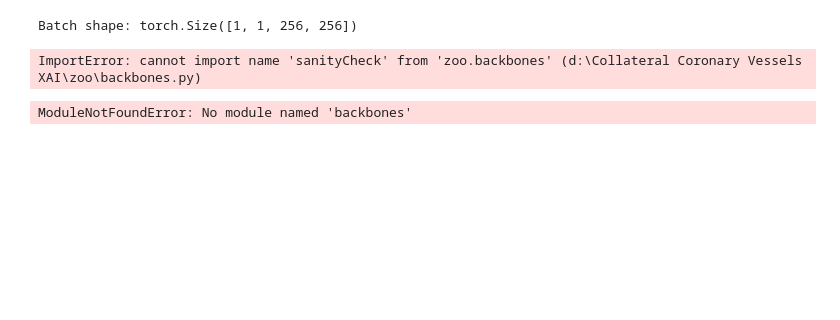
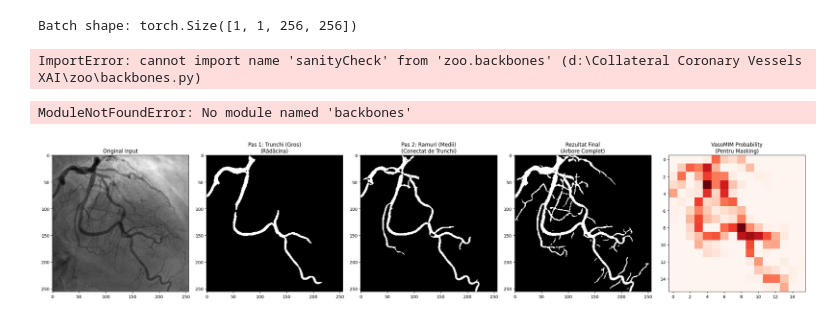
Before and after one commit to AlexandruBlbn/Collateral-Coronary-Vessels-XAI, a Jupyter notebook: test_debug.ipynb, the cells around one changed output. Cells and saved outputs as stored; diff of their text form; code cells hidden in the pictures; blank space fills up the shorter version.

```diff
--- a/test_debug.ipynb
+++ b/test_debug.ipynb
@@ -40,3 +40,84 @@ out = model(dummy)
 print(out.shape)
 # %% [output]
 ModuleNotFoundError: No module named 'backbones'
+# %%
+import numpy as np
+import matplotlib.pyplot as plt
+import torch
+from torch.utils.data import DataLoader
+from skimage.filters import frangi, gaussian, threshold_otsu
+from skimage import exposure, morphology, measure
+from skimage.measure import label, regionprops, block_reduce
+from skimage.morphology import disk, reconstruction
+
+import numpy as np
+from skimage.filters import frangi, gaussian, threshold_otsu
+from skimage import exposure, morphology
+from skimage.measure import label, regionprops, block_reduce
+from skimage.morphology import disk, reconstruction
+
+def get_vasomim_probability_map(img):
+    mask_roi = img > 0.05
+    mask_roi = morphology.binary_erosion(mask_roi, disk(15))
+
+    img_clahe = exposure.equalize_adapthist(img, clip_limit=0.02, kernel_size=(32, 32))
+    img_smooth = gaussian(img_clahe, sigma=1.0)
+
+    scales_config = [
+        {'sigma': 3.5, 'thresh_factor': 0.60},
+        {'sigma': 2.0, 'thresh_factor': 0.45}
+    ]
+
+    accumulated_mask = np.zeros_like(img, dtype=bool)
+    accumulated_prob = np.zeros_like(img, dtype=float)
+
+    for i, config in enumerate(scales_config):
+        f_scale = frangi(img_smooth, sigmas=[config['sigma']], black_ridges=True, beta=0.5, gamma=2)
+        f_scale = f_scale * mask_roi
+
+        if f_scale.max() > 0:
+            f_scale = f_scale / f_scale.max()
+
+        thresh = threshold_otsu(f_scale) if f_scale.max() > 0 else 0.1
+        candidates = f_scale > (thresh * config['thresh_factor'])
+
+        valid_layer = np.zeros_like(candidates)
+
+        if i == 0:
+            labels = label(candidates)
+            if labels.max() > 0:
+                regions = regionprops(labels)
+                regions.sort(key=lambda x: x.area, reverse=True)
+
+                largest = regions[0]
+                valid_layer[labels == largest.label] = 1
+
+                if len(regions) > 1 and regions[1].area > largest.area * 0.2:
+                     valid_layer[labels == regions[1].label] = 1
+        else:
+            prev_dilated = morphology.binary_dilation(accumulated_mask, disk(4))
+            seed = candidates & prev_dilated
+
+            if seed.sum() > 0:
+                valid_layer = reconstruction(seed, candidates, method='dilation').astype(bool)
+
+        accumulated_mask = accumulated_mask | valid_layer.astype(bool)
+        accumulated_prob = np.maximum(accumulated_prob, f_scale * valid_layer)
+
+    PATCH_SIZE = 16
+
+    final_prob_dilated = morphology.dilation(accumulated_prob, disk(2))
+    patch_density = block_reduce(final_prob_dilated, block_size=(PATCH_SIZE, PATCH_SIZE), func=np.mean)
+
+    h_p, w_p = patch_density.shape
+    y, x = np.ogrid[:h_p, :w_p]
+    center_bias = np.exp(-((x - w_p/2)**2 + (y - h_p/2)**2) / (2 * (w_p/2.5)**2))
+
+    vasomim_probs = patch_density * center_bias
+    vasomim_probs = (vasomim_probs - vasomim_probs.min()) / (vasomim_probs.max() - vasomim_probs.min() + 1e-6)
+    vasomim_probs = vasomim_probs + 0.02
+    vasomim_probs = vasomim_probs / vasomim_probs.sum()
+
+    return vasomim_probs.flatten()
+# %% [output]
+[figure, added]
```
Also changed, not shown: 3 other files.
